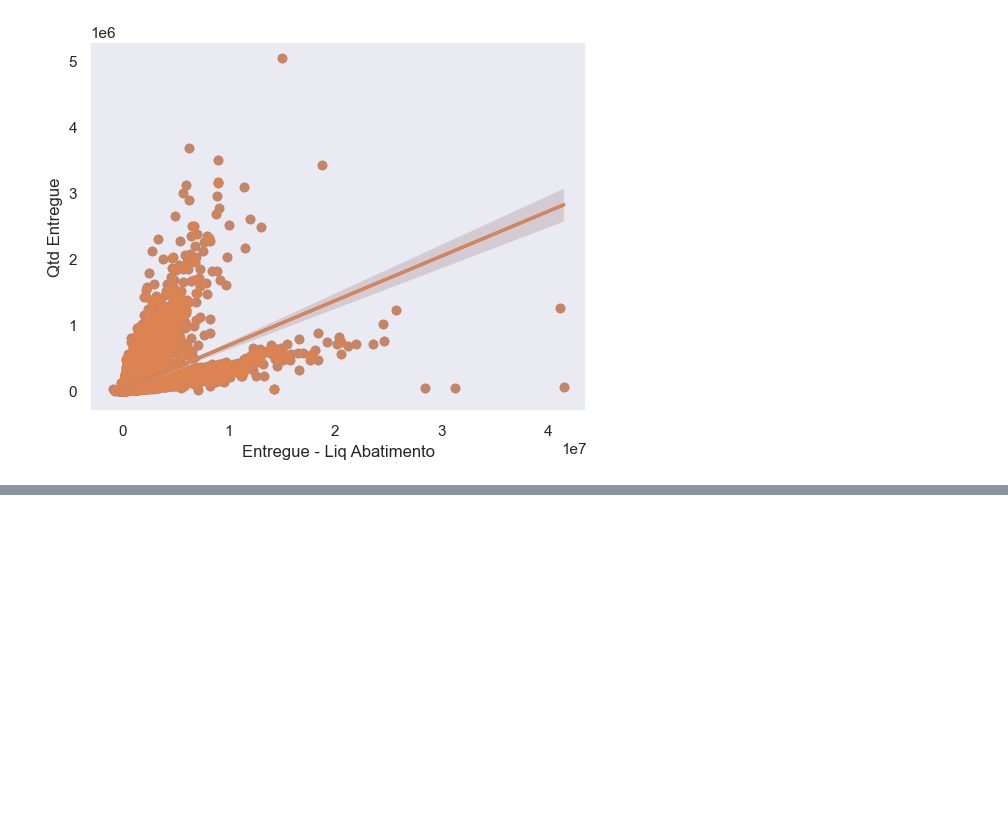
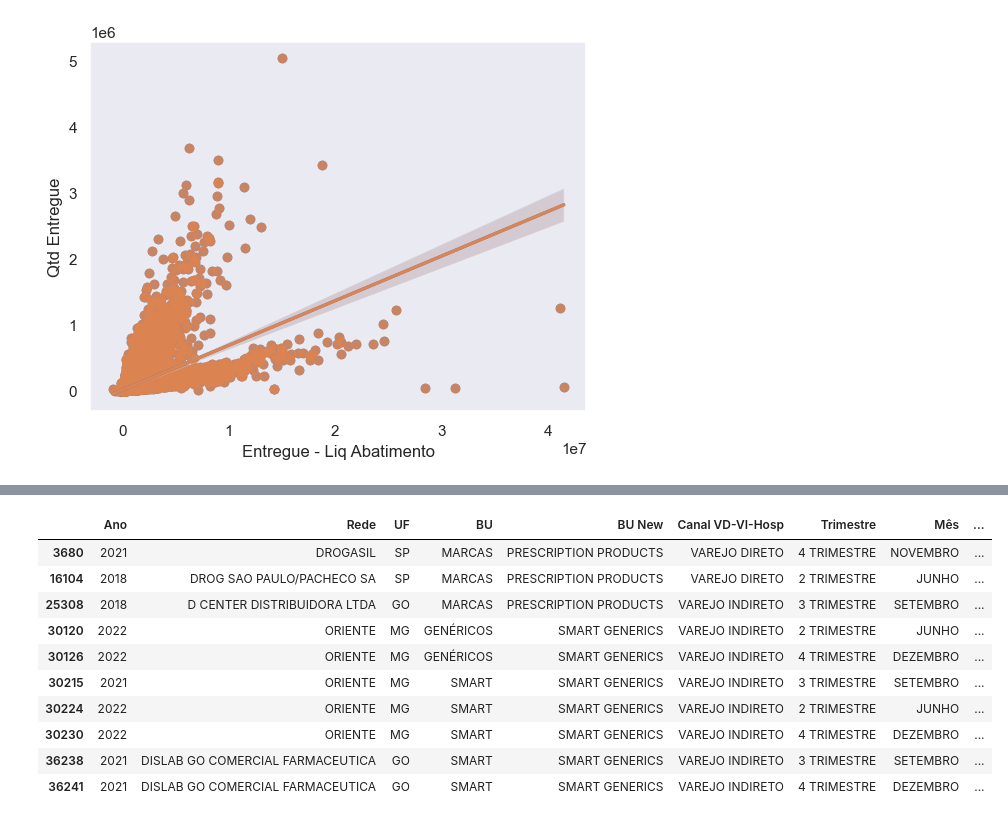
Before and after one commit to diullio/final_project_ada, a Jupyter notebook: teste.ipynb, the cells around one changed output, grey strips where cells are left out. Saved outputs shown, nothing was run; the diff lists cells and outputs as text; code cells hidden in the pictures; blank space fills up the shorter version.

```diff
--- a/teste.ipynb
+++ b/teste.ipynb
@@ -208,0 +216,14 @@ plt.show()
+# %%
+df_outliers
+# %% [output]
+|  | Ano | Rede | UF | BU | BU New | Canal VD-VI-Hosp | Trimestre | Mês | ... |
+| 3680 | 2021 | DROGASIL | SP | MARCAS | PRESCRIPTION PRODUCTS | VAREJO DIRETO | 4 TRIMESTRE | NOVEMBRO | ... |
+| 16104 | 2018 | DROG SAO PAULO/PACHECO SA | SP | MARCAS | PRESCRIPTION PRODUCTS | VAREJO DIRETO | 2 TRIMESTRE | JUNHO | ... |
+| 25308 | 2018 | D CENTER DISTRIBUIDORA LTDA | GO | MARCAS | PRESCRIPTION PRODUCTS | VAREJO INDIRETO | 3 TRIMESTRE | SETEMBRO | ... |
+| 30120 | 2022 | ORIENTE | MG | GENÉRICOS | SMART GENERICS | VAREJO INDIRETO | 2 TRIMESTRE | JUNHO | ... |
+| 30126 | 2022 | ORIENTE | MG | GENÉRICOS | SMART GENERICS | VAREJO INDIRETO | 4 TRIMESTRE | DEZEMBRO | ... |
+| 30215 | 2021 | ORIENTE | MG | SMART | SMART GENERICS | VAREJO INDIRETO | 3 TRIMESTRE | SETEMBRO | ... |
+| 30224 | 2022 | ORIENTE | MG | SMART | SMART GENERICS | VAREJO INDIRETO | 2 TRIMESTRE | JUNHO | ... |
+| 30230 | 2022 | ORIENTE | MG | SMART | SMART GENERICS | VAREJO INDIRETO | 4 TRIMESTRE | DEZEMBRO | ... |
+| 36238 | 2021 | DISLAB GO COMERCIAL FARMACEUTICA | GO | SMART | SMART GENERICS | VAREJO INDIRETO | 3 TRIMESTRE | SETEMBRO | ... |
+| 36241 | 2021 | DISLAB GO COMERCIAL FARMACEUTICA | GO | SMART | SMART GENERICS | VAREJO INDIRETO | 4 TRIMESTRE | DEZEMBRO | ... |
```
Also changed, not shown: parts of 13 cells of this notebook.
